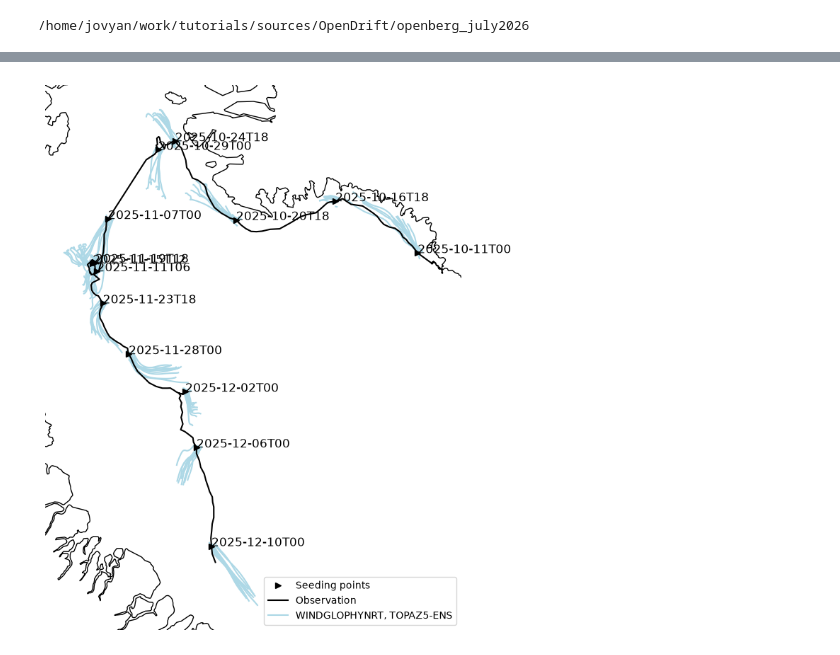
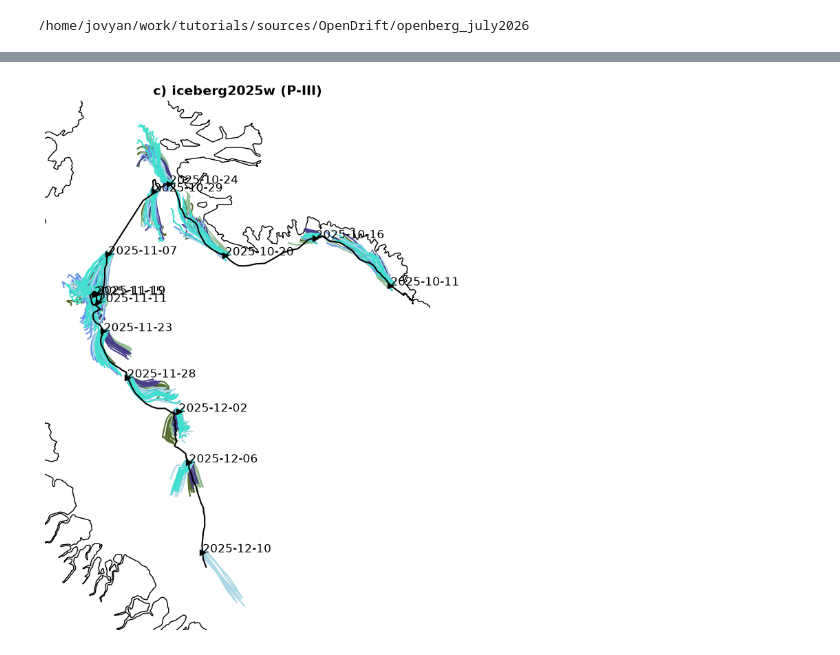
Before and after one commit to lia-f-h/openberg_july2026, a Jupyter notebook: scripts/analysis1.ipynb, the cells around one changed output, grey strips where cells are left out. Saved outputs shown, nothing was run; the diff lists cells and outputs as text; code cells hidden in the pictures.

Commit message:
plot func imporvements and plots done

```diff
--- a/scripts/analysis1.ipynb
+++ b/scripts/analysis1.ipynb
@@ -21,7 +21,7 @@ from openberg_july2026.src2.utils3 import *
 ib = 'iceberg2025w'
 # %%
 #read sim
-file_contain_all = [ib,'ens']
+file_contain_all = [ib,]
 file_contain_any = ['_']
 file_notcontain = ['prof','vocean','next','test',]#'test','wa','next','glorys']#['topaz4','glorys','slope','era5','almost','stokes',]
 file_l = glob.glob("./results/%s/*.nc"%ib)
@@ -47,7 +47,7 @@ print(file_l)
 #     print(f,sim.trajectory.size,sim.time.size,sim.attrs['config_drift:vertical_profile'],np.all(np.isnan(sim.lat.values)))
 # %%
 #dicts and definitions
-nono = ('ICEBERG','NEXTSIM')
+nono = ('ICEBERG','NEXTSIM','WINDGLOPHYRE','WINDGLOPHYNRT')
 legenddict_full = {k:v for k,v in legenddict_full.items() if k not in nono}
 legenddict_full = {'NEXTSIMRE':{'col':'plum','alpha':1,'zo':40},**legenddict_full}
 legenddict = dict.fromkeys([f.split('/')[-1][:-3] for f in file_l])
@@ -56,17 +56,18 @@ for f in legenddict:
     for l in legenddict_full:
         # print(f,l,ll)
         if l.lower() in f.lower(): ll = ll+[l]
+    if 'TOPAZ5-Ensemble' in ll:
+        # ll = ['WINDGLOPHYNRT', 'TOPAZ5', 'TOPAZ5-Ensemble']
+        ll = [lll for lll in ll if lll!='TOPAZ5'] #filter out tp5 if tp5-ens
     # print(ll)
-    if 'TOPAZ5-Ensemble' in ll:
-        ll = ['WINDGLOPHYNRT', 'TOPAZ5', 'TOPAZ5-Ensemble']
-        ll = [lll for lll in ll if lll!='TOPAZ5']
     legenddict[f]={'col':legenddict_full[ll[-1]]['col'], 'alpha':legenddict_full[ll[-1]]['alpha'],
                    'kw':', '.join(ll).replace('TOPAZ5-Ensemble','TOPAZ5-ENS'),
                    'zo':legenddict_full[ll[-1]]['zo'],
                  # 'traj':np.arange(obs.time.size*11)
+                   # 'an':dict_analysis_period[ib]['III']
                   }
 #manual adaptions
-# legenddict['iceberg2018b_gebco_topaz6_topaz4_windglophyre_mainrun_joined']['col']='turquoise'
+# legenddict['iceberg2018b_gebco_topaz6_topaz4_windglophyre_joined']['zo']=21
 # legenddict['iceberg2018b_gebco_glorys_windglophyre_mainrun_joined']['col']='darkolivegreen'
 # legenddict['iceberg2018b_gebco_topaz4_windglophyre_mainrun_joined']['col']='darkslateblue'
 # legenddict['iceberg2018b_gebco_nextsimre_windglophyre_joined']['col']='plum'
@@ -87,9 +101,10 @@ with xr.open_dataset('./input/%s.nc'%fname) as ds:
 # %pip install ipympl
 # %matplotlib widget
 # ib = 'iceberg2018b'
+
 try: del apn_obs
 except: pass
-apn=None
+# apn=None
 # apn = {'time':dict_analysis_period[ib]['full']} #time subset by dict
 # apn = {'time':slice('2026-07-02T08','2026-07-09T08')} #time subset by date
 # apn = obs_seed.time.sel(time=[apn.start,apn.stop],method='nearest') #time subset by seedtime dates -part1
@@ -100,7 +115,8 @@ apn=None
 # apn_obs= {'time':slice(obs_seed.time.values[54],obs_seed.time.values[61])} #time subset by seed time idx
     #loop3
 # apn_obs= {'time':slice(obs_seed.time.values[60],obs_seed.time.values[70])} #time subset by seed time idx
-
+an=None
+apn = None if an==None else {'time':dict_analysis_period[ib][an]}
 
 
 #Figure
@@ -113,53 +129,56 @@ zo1=200
 try: apn_obs
 except: apn_obs=apn
 # if ib in dict_analysis_period: apn_obs = {'time':dict_analysis_period[ib]['full']}
+if apn!=None: obs,obs_seed = obs.sel(apn),obs_seed.sel(apn)
 ax.plot(obs_seed['lon'].sel(apn_obs),obs_seed['lat'].sel(apn_obs),'>',transform=trans,color='k',label='Seeding points',zorder=zo1)
 ax.plot(obs['lon'].sel(apn_obs),obs['lat'].sel(apn_obs),transform=trans,color='k',label='Observation',zorder=zo1)
 # for d in range(obs_3day['time'].size):
 for d in np.arange(obs_seed['time'].sel(apn_obs).size)[:]:
 #     if d not in [1,2,3,4,5,12,15,16,17,18,19]:
         ax.text(obs_seed['lon'].sel(apn_obs)[d],obs_seed['lat'].sel(apn_obs)[d],
-                obs_seed['time'].sel(apn_obs)[d].values.astype('datetime64[h]').astype(str),transform=trans,color='k',fontsize=12,zorder=zo1)
+                obs_seed['time'].sel(apn_obs)[d].values.astype('datetime64[D]').astype(str),transform=trans,color='k',fontsize=12,zorder=zo1)
 
 
 # plot sim
 zo2=10
 for inputdataidx, inputdata in enumerate(file_l):
     sim = xr.open_dataset(inputdata)
     inputdata = inputdata.split('/')[-1][:-3]
     # apn = {'trajectory':slice(30,37)} if 'mainrun' in inputdata else {'trajectory':slice(0,20*8)} #loop1
     # apn = {'trajectory':slice(54,60)} if 'mainrun' in inputdata else {'trajectory':slice(0,140)} #loop2
     # apn = {'trajectory':slice(60,70)} if 'mainrun' in inputdata else {'trajectory':slice(141,290)} #loop3
     if apn!=None: sim = sim.sel(apn)
     if ib in dict_traj:
         if inputdata in dict_traj[ib]: sim = sim.sel(trajectory=dict_traj[ib][inputdata])
     # if ('arcmfcwam' in inputdata) and ('topaz' in inputdata): col1='red'
     # elif ('arcmfcwam' in inputdata) and ('glorys' in inputdata): col1='orange'
     # elif ('waverys' in inputdata) and ('topaz' in inputdata): col1='darkblue'
     # elif ('waverys' in inputdata) and ('glorys' in inputdata): col1='lightblue'
     for traj in sim.trajectory:
         ax.plot(sim.lon.sel(trajectory=traj).dropna(dim="time"),sim.lat.sel(trajectory=traj).dropna(dim="time"),
                 color=legenddict[inputdata]['col'],# if 'idx' not in inputdata else 'red',
                 label=legenddict[inputdata]['kw'] if traj==sim.trajectory[0] else '',#) if 'mainrun' not in inputdata else '',
                 zorder=legenddict[inputdata]['zo'] if 'idx' not in inputdata else 200,
                 alpha=legenddict[inputdata]['alpha'],
                 linestyle='-' if 'mainrun' not in inputdata else ':',#) if 'debris' not in inputdata else ':',
                 transform=trans)
 
-#legend
-h, l = ax.get_legend_handles_labels()
-by_label = dict(zip(l, h))
-ax.legend(handles=list(by_label.values()),
-         labels=list(by_label.keys()),
-          loc='best')
+# #legend
+# h, l = ax.get_legend_handles_labels()
+# by_label = dict(zip(l, h))
+# ax.legend(handles=list(by_label.values()),
+#          labels=list(by_label.keys()),
+#           loc='best')
 
 # plt.legend()
+subp,pp='c) ',' (P-III)'
+ax.set_title(subp+ib+pp,fontsize=14,weight='bold')
 plt.axis('off')
 note = ''
-# fig.savefig('./results/%s_map%s.png'%(ib,'_'+note if len(note)>0 else ''),dpi=200,transparent=True,bbox_inches='tight')
+fig.savefig('./results/%s_map%s.png'%(ib,'_'+note if len(note)>0 else ''),dpi=200,transparent=True,bbox_inches='tight')
 plt.show()
 # %% [output]
-[figure, old version]
+[figure, new version]
 # %%
 #plot legend properly
 legdict=legenddict
```
Also changed, not shown: parts of 11 cells of this notebook, 10 other files.
